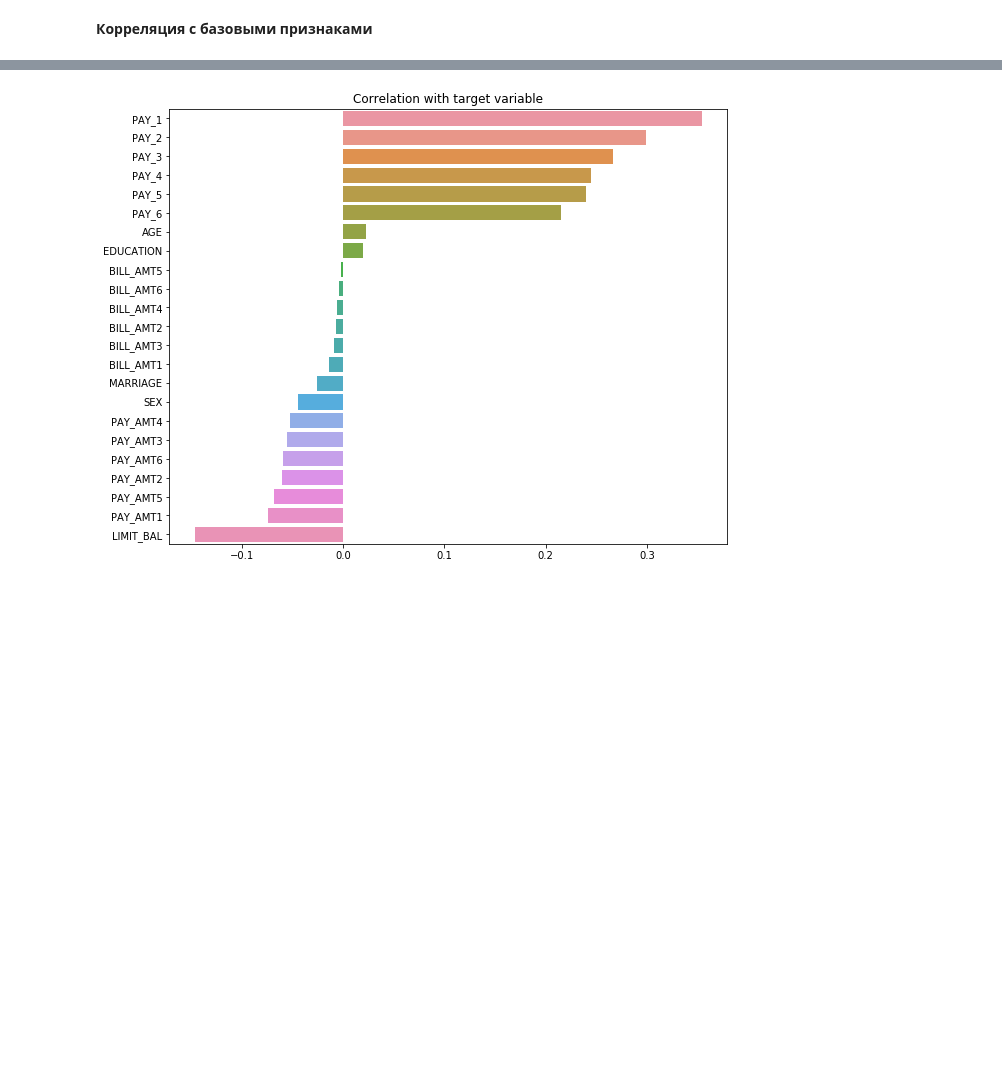
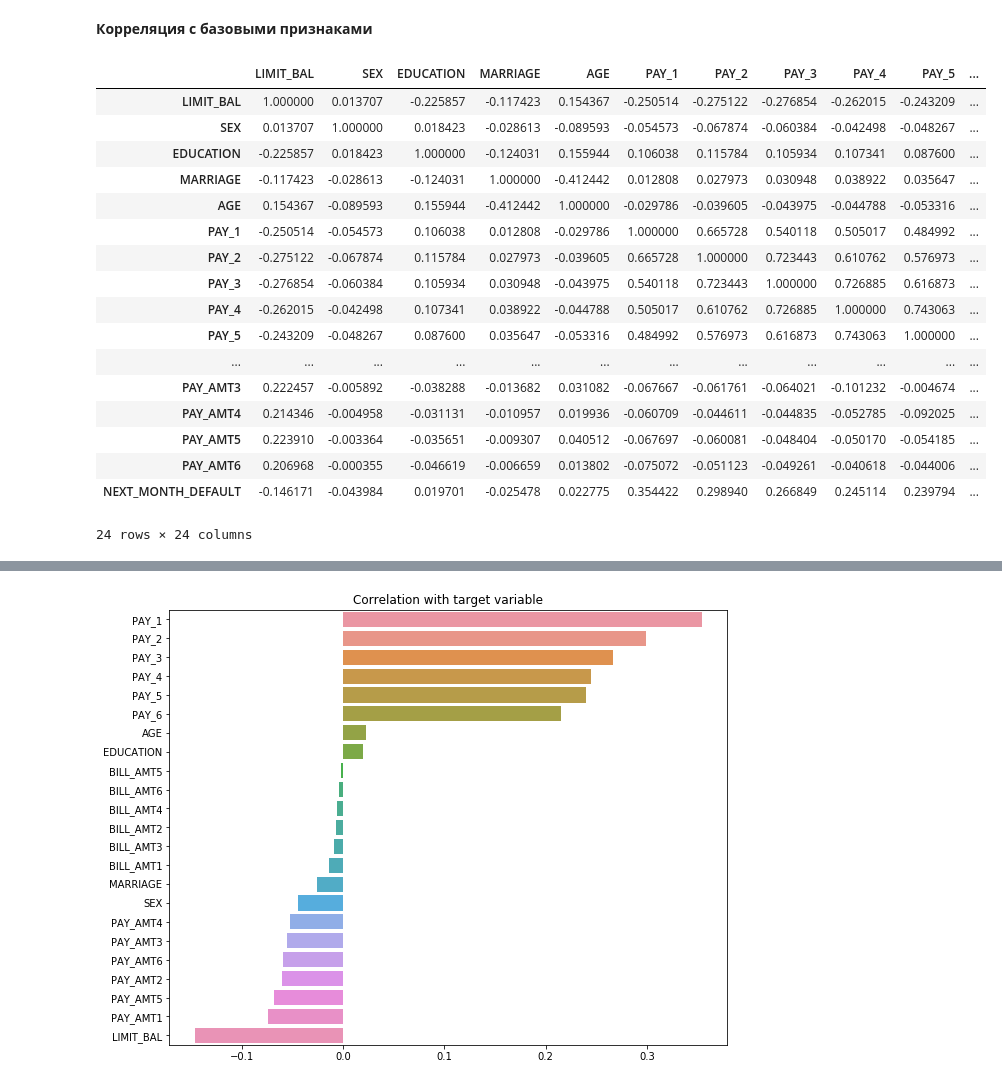
Before and after one commit to alex-chin/GB_LIBS_DS2, a Jupyter notebook: lessons/les02/web02/Lesson02.ipynb, the cells around one changed output, grey strips where cells are left out. Saved outputs shown, nothing was run; the diff lists cells and outputs as text; code cells hidden in the pictures; blank space fills up the shorter version.

```diff
--- a/lessons/les02/web02/Lesson02.ipynb
+++ b/lessons/les02/web02/Lesson02.ipynb
@@ -262,3 +262,24 @@ NUM_FEATURE_NAMES = ['LIMIT_BAL', 'AGE',
 CAT_FEATURE_NAMES = ['SEX', 'EDUCATION', 'MARRIAGE', 'PAY_1', 'PAY_2', 'PAY_3', 'PAY_4', 'PAY_5', 'PAY_6']
 # %% [markdown]
 **Корреляция с базовыми признаками**
+# %%
+df[BASE_FEATURE_NAMES + [TARGET_NAME]].corr()
+# %% [output]
+|  | LIMIT_BAL | SEX | EDUCATION | MARRIAGE | AGE | PAY_1 | PAY_2 | PAY_3 | PAY_4 | PAY_5 | ... |
+| LIMIT_BAL | 1.000000 | 0.013707 | -0.225857 | -0.117423 | 0.154367 | -0.250514 | -0.275122 | -0.276854 | -0.262015 | -0.243209 | ... |
+| SEX | 0.013707 | 1.000000 | 0.018423 | -0.028613 | -0.089593 | -0.054573 | -0.067874 | -0.060384 | -0.042498 | -0.048267 | ... |
+| EDUCATION | -0.225857 | 0.018423 | 1.000000 | -0.124031 | 0.155944 | 0.106038 | 0.115784 | 0.105934 | 0.107341 | 0.087600 | ... |
+| MARRIAGE | -0.117423 | -0.028613 | -0.124031 | 1.000000 | -0.412442 | 0.012808 | 0.027973 | 0.030948 | 0.038922 | 0.035647 | ... |
+| AGE | 0.154367 | -0.089593 | 0.155944 | -0.412442 | 1.000000 | -0.029786 | -0.039605 | -0.043975 | -0.044788 | -0.053316 | ... |
+| PAY_1 | -0.250514 | -0.054573 | 0.106038 | 0.012808 | -0.029786 | 1.000000 | 0.665728 | 0.540118 | 0.505017 | 0.484992 | ... |
+| PAY_2 | -0.275122 | -0.067874 | 0.115784 | 0.027973 | -0.039605 | 0.665728 | 1.000000 | 0.723443 | 0.610762 | 0.576973 | ... |
+| PAY_3 | -0.276854 | -0.060384 | 0.105934 | 0.030948 | -0.043975 | 0.540118 | 0.723443 | 1.000000 | 0.726885 | 0.616873 | ... |
+| PAY_4 | -0.262015 | -0.042498 | 0.107341 | 0.038922 | -0.044788 | 0.505017 | 0.610762 | 0.726885 | 1.000000 | 0.743063 | ... |
+| PAY_5 | -0.243209 | -0.048267 | 0.087600 | 0.035647 | -0.053316 | 0.484992 | 0.576973 | 0.616873 | 0.743063 | 1.000000 | ... |
+| ... | ... | ... | ... | ... | ... | ... | ... | ... | ... | ... | ... |
+| PAY_AMT3 | 0.222457 | -0.005892 | -0.038288 | -0.013682 | 0.031082 | -0.067667 | -0.061761 | -0.064021 | -0.101232 | -0.004674 | ... |
+| PAY_AMT4 | 0.214346 | -0.004958 | -0.031131 | -0.010957 | 0.019936 | -0.060709 | -0.044611 | -0.044835 | -0.052785 | -0.092025 | ... |
+| PAY_AMT5 | 0.223910 | -0.003364 | -0.035651 | -0.009307 | 0.040512 | -0.067697 | -0.060081 | -0.048404 | -0.050170 | -0.054185 | ... |
+| PAY_AMT6 | 0.206968 | -0.000355 | -0.046619 | -0.006659 | 0.013802 | -0.075072 | -0.051123 | -0.049261 | -0.040618 | -0.044006 | ... |
+| NEXT_MONTH_DEFAULT | -0.146171 | -0.043984 | 0.019701 | -0.025478 | 0.022775 | 0.354422 | 0.298940 | 0.266849 | 0.245114 | 0.239794 | ... |
+24 rows × 24 columns
```
Also changed, not shown: parts of 1 cell of this notebook.
